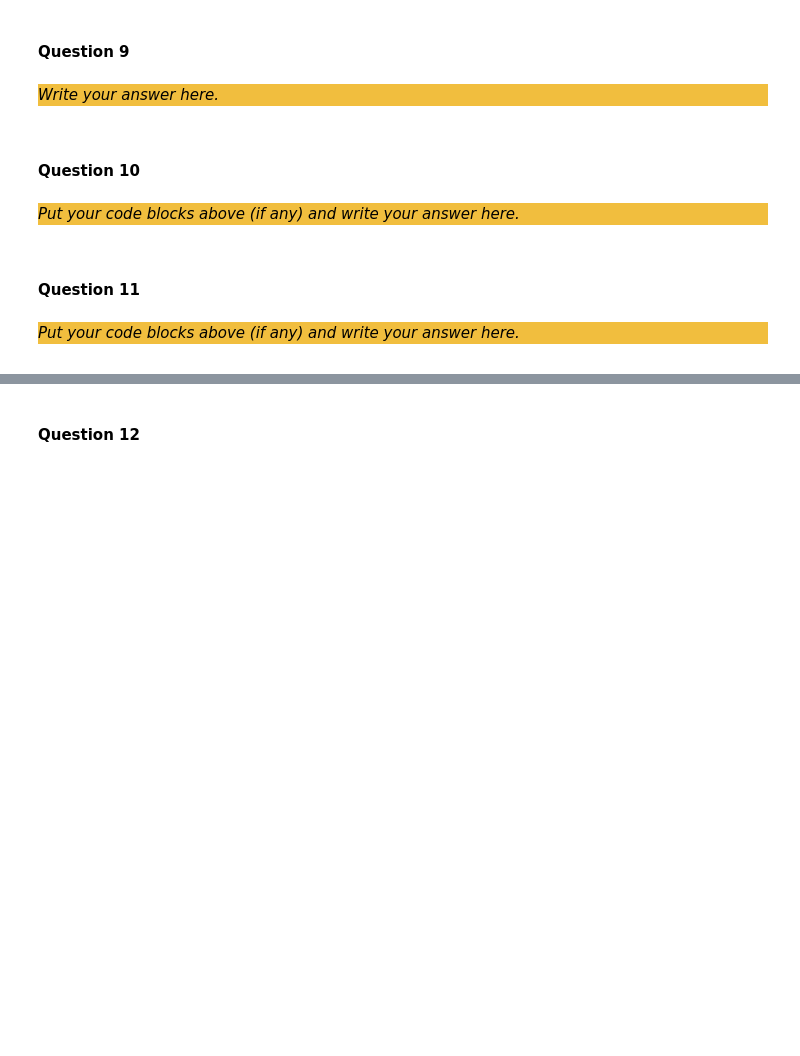
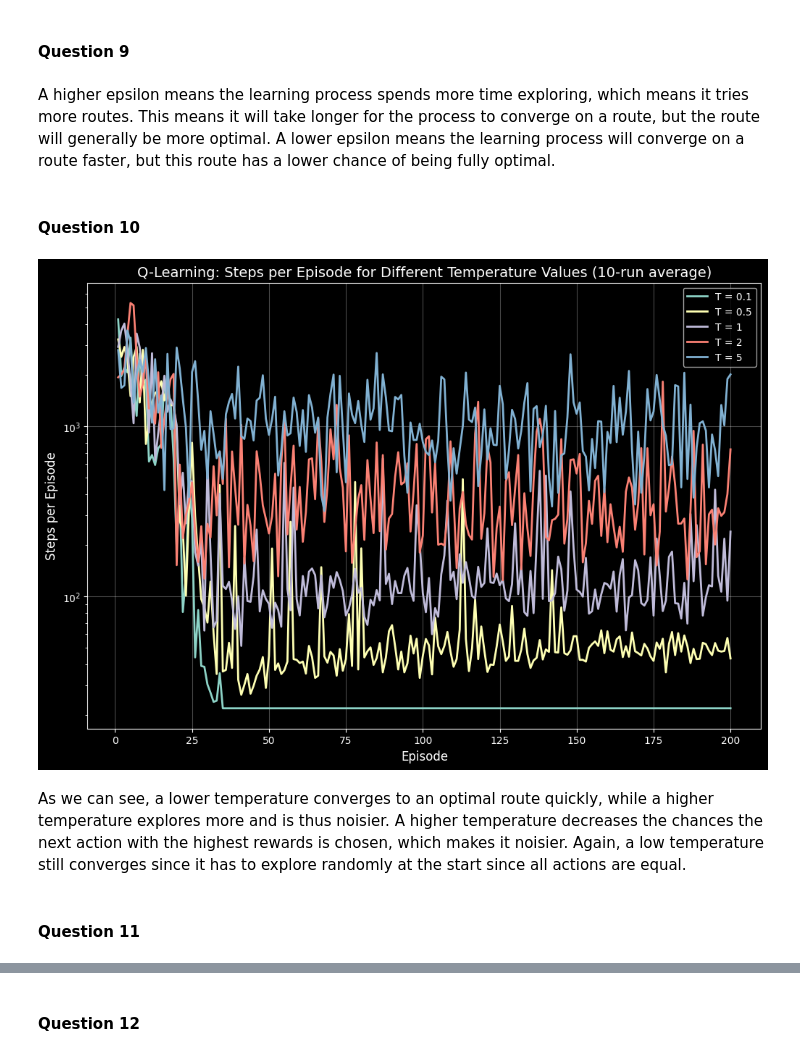
Before and after one commit to AinzOoalGown123/assignment3_group67, a Jupyter notebook: src/Main.ipynb, the cells around one changed output, grey strips where cells are left out. Cells and saved outputs as stored; diff of their text form; code cells hidden in the pictures; blank space fills up the shorter version.

```diff
--- a/src/Main.ipynb
+++ b/src/Main.ipynb
@@ -476,12 +524,6 @@ _Put your code blocks above (if any) and write your answer here._
 # %% [markdown]
 #### Question 9
-# %% [markdown]
-<div style="background-color:#f1be3e">
-
-_Write your answer here._
+# %% [markdown]
+A higher epsilon means the learning process spends more time exploring, which means it tries more routes. This means it will take longer for the process to converge on a route, but the route will generally be more optimal. A lower epsilon means the learning process will converge on a route faster, but this route has a lower chance of being fully optimal.
 # %% [markdown]
 #### Question 10
-# %% [markdown]
-<div style="background-color:#f1be3e">
-
-_Put your code blocks above (if any) and write your answer here._
@@ -488,6 +580,47 @@ _Put your code blocks above (if any) and write your answer here._
+# %%
+# Hyperparameters
+n_runs = 10
+n_episodes = 200
+temperature_values = [0.1, 0.5, 1, 2, 5]
+
+results = {}
+
+for temperature in tqdm(temperature_values):
+    runs = run_agent_boltzmann(
+        algorithm_class=QLearning,
+        temperature=temperature,
+        n_runs=n_runs,
+        n_episodes=n_episodes
+    )
+
+    max_len = max(len(run) for run in runs)
+
+    mean_steps = np.nanmean(runs, axis=0)
+    std_steps = np.nanstd(runs, axis=0)
+
+    results[temperature] = {
+        'mean': mean_steps,
+        'std': std_steps,
+        'episodes': np.arange(1, len(mean_steps) + 1)
+    }
+
+plt.figure(figsize=(12, 8))
+
+for i, (temperature, data) in enumerate(results.items()):
+    plt.plot(data['episodes'], data['mean'],
+             label=f"T = {temperature}",
+             linewidth=2)
+
+plt.xlabel("Episode", fontsize=12)
+plt.ylabel("Steps per Episode", fontsize=12)
+plt.yscale('log')
+plt.title("Q-Learning: Steps per Episode for Different Temperature Values (10-run average)", fontsize=14)
+plt.legend()
+plt.grid(True, alpha=0.3)
+plt.show()
+# %% [output]
+[figure, added]
+# %% [markdown]
+As we can see, a lower temperature converges to an optimal route quickly, while a higher temperature explores more and is thus noisier. A higher temperature decreases the chances the next action with the highest rewards is chosen, which makes it noisier. Again, a low temperature still converges since it has to explore randomly at the start since all actions are equal.
 # %% [markdown]
 #### Question 11
-# %% [markdown]
-<div style="background-color:#f1be3e">
-
-_Put your code blocks above (if any) and write your answer here._
```
Also changed, not shown: parts of 11 cells of this notebook.
